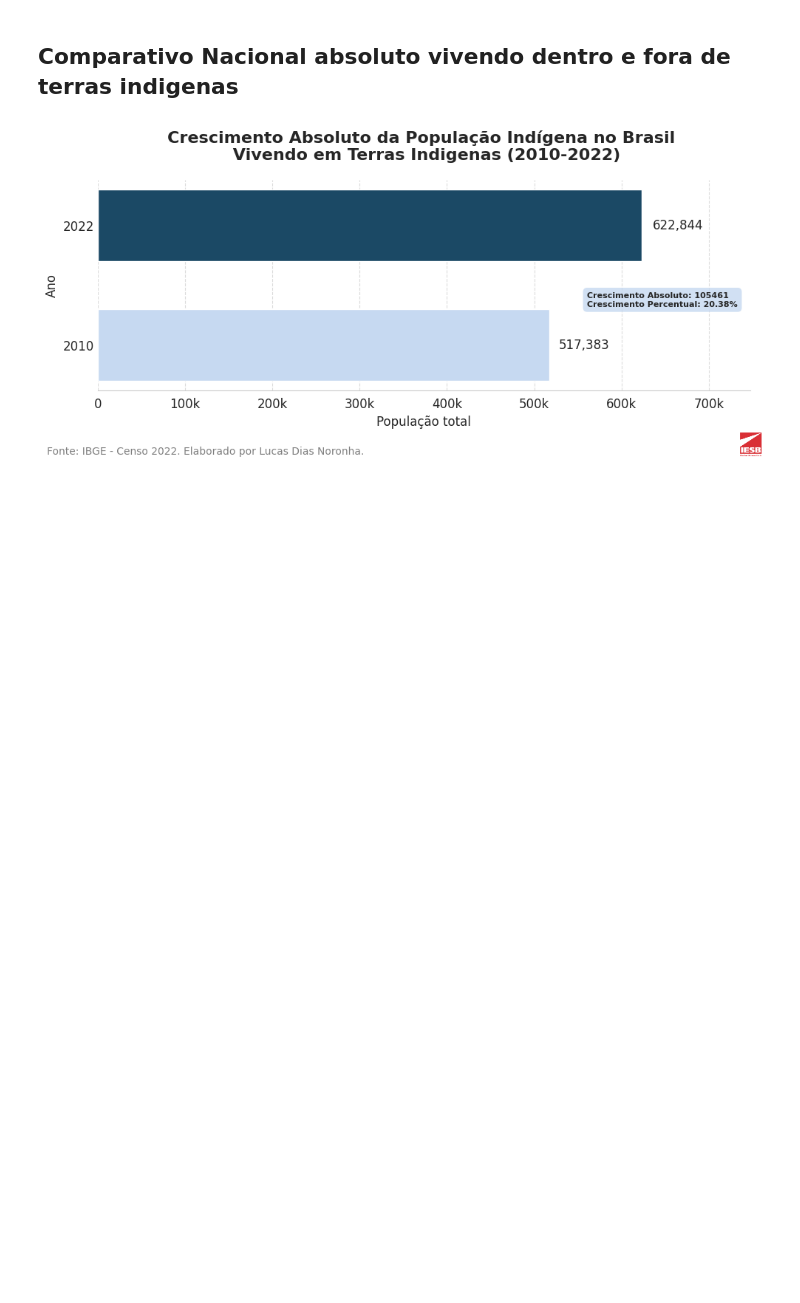
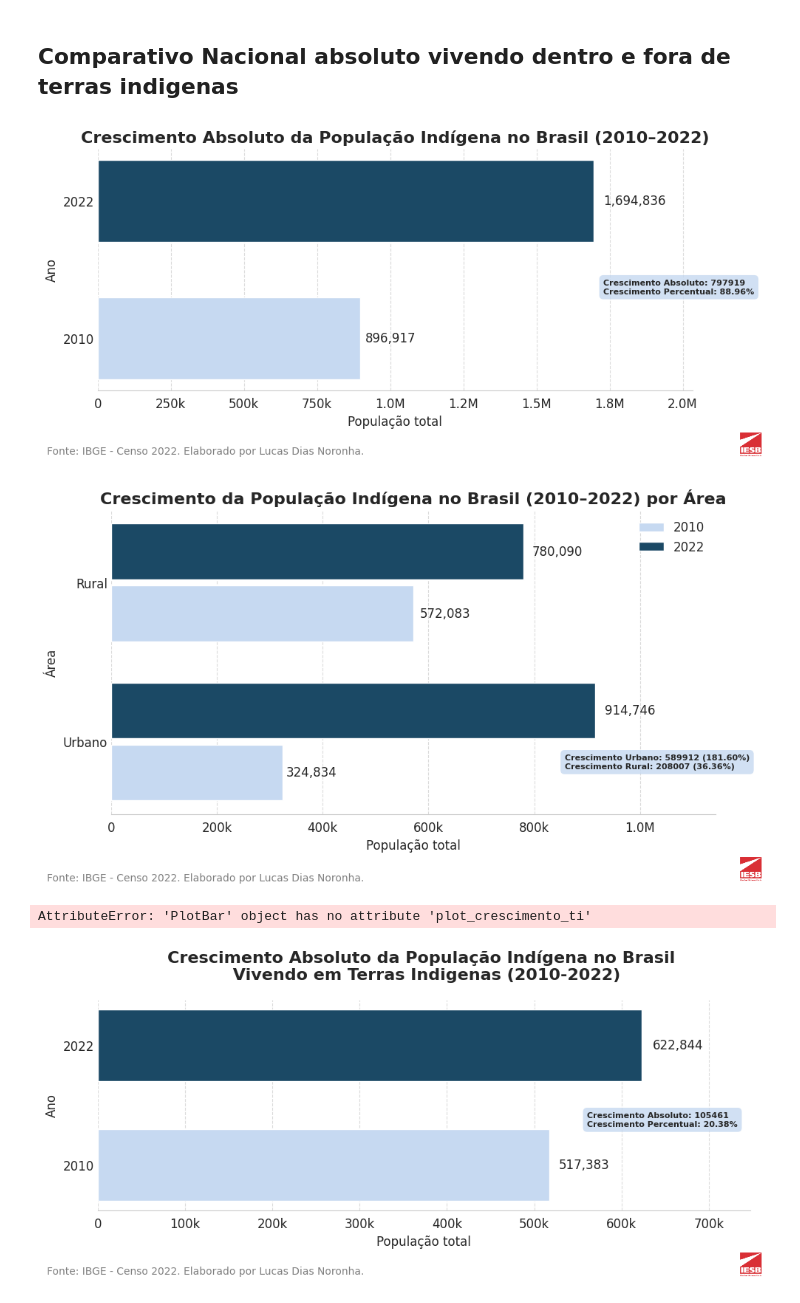
Before and after one commit to LUCASDNORONHA/exploracao-dados-indigenas-2010-2022, a Jupyter notebook: notebooks/02_analysis.ipynb, the cells around one changed output. Saved outputs shown, nothing was run; the diff lists cells and outputs as text; code cells hidden in the pictures; blank space fills up the shorter version.

Commit message:
We achieved better modularization by separating data processing and visualization into different modules.

```diff
--- a/notebooks/02_analysis.ipynb
+++ b/notebooks/02_analysis.ipynb
@@ -375,3 +377,19 @@ O fenômeno observado aponta, sobretudo, para uma retomada identitária urbana:
+# %%
+import sys, os
+sys.path.append(os.path.abspath('../'))  # sobe um nível e adiciona ao path
+
+from src.visualization.bar import PlotBar
+import pandas as pd
+
+
+grafico = PlotBar(db_pais)
+grafico.plot_crescimento_pais()
+grafico.plot_crescimento_area()
+grafico.plot_crescimento_ti()
+# %% [output]
+[figure, added]
+[figure, added]
+AttributeError: 'PlotBar' object has no attribute 'plot_crescimento_ti'
 # %%
 # --- Cálculos para População em Terras Indígenas ---
 # Cálculo da diferença absoluta
```
Also changed, not shown: parts of 4 cells of this notebook, 7 other files.
